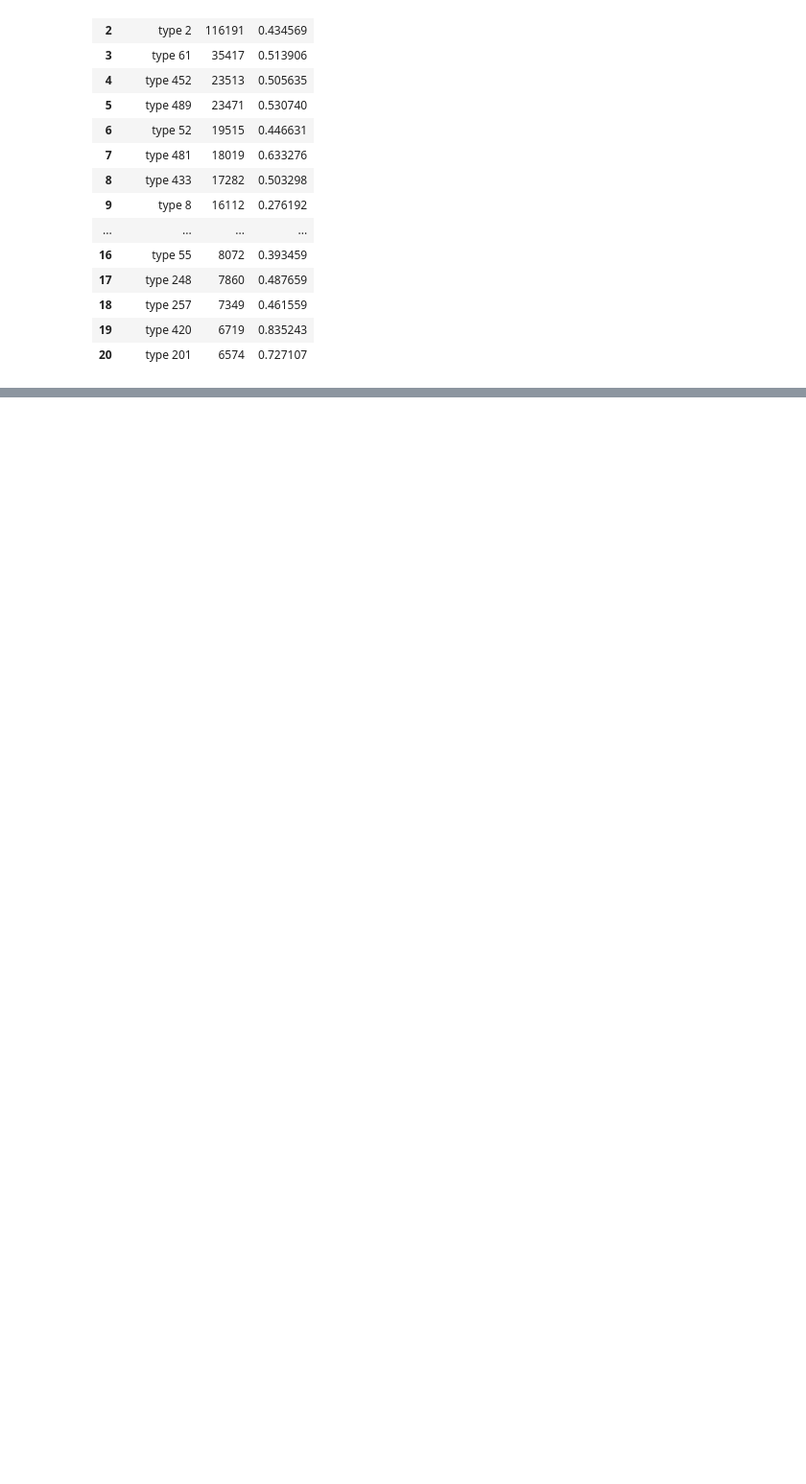
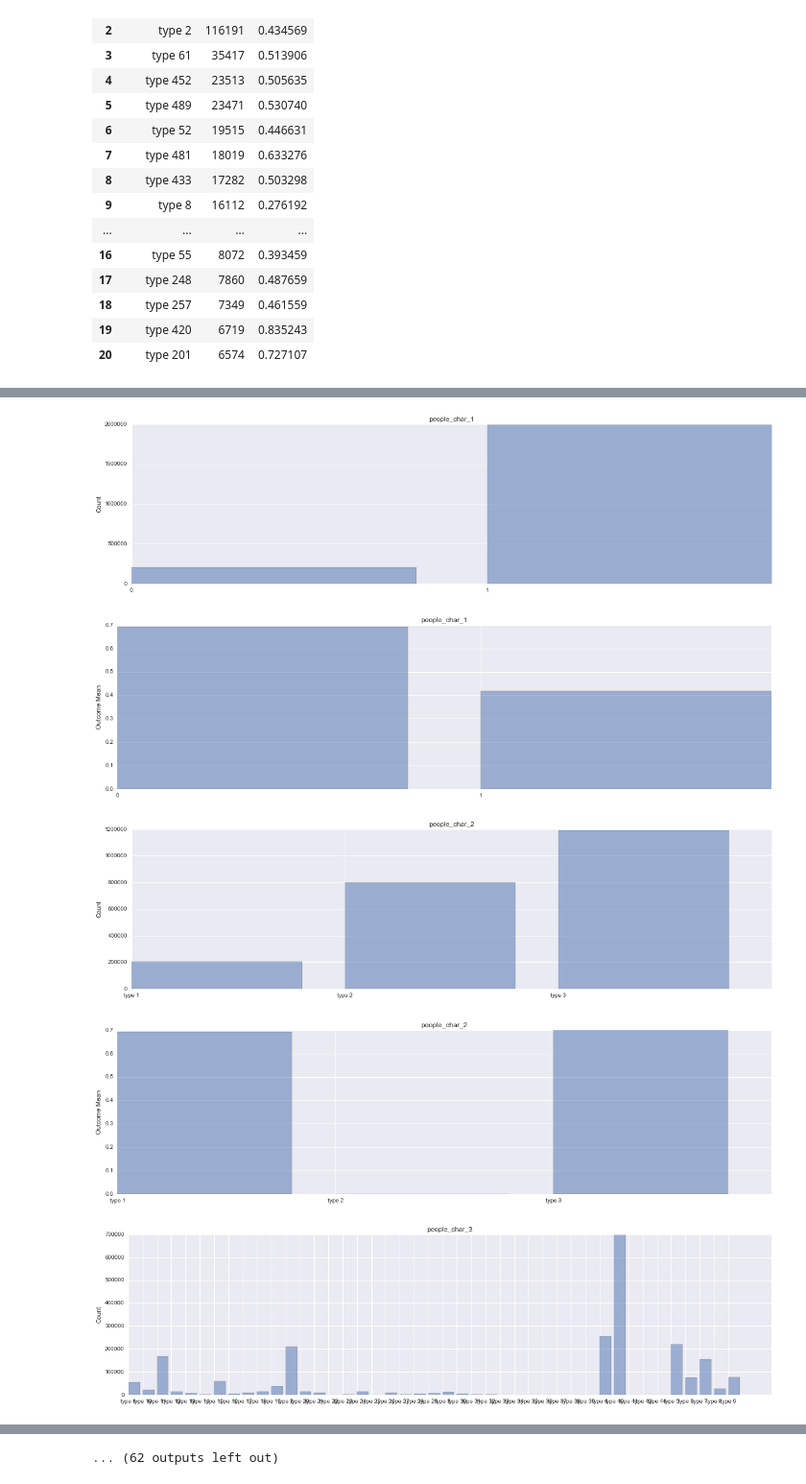
Before and after one commit to ryankresse/red_hat, a Jupyter notebook: clean.ipynb, the cells around one changed output, grey strips where cells are left out. Shown: that part at 96% size. Cells and saved outputs as stored; diff of their text form; code cells hidden in the pictures; blank space fills up the shorter version.

```diff
--- a/clean.ipynb
+++ b/clean.ipynb
@@ -273,0 +338,41 @@ top20
+# %%
+def groupAndPlot(colName):
+    grouped = joined_df[[colName, 'outcome']].groupby(colName, as_index=False).agg(['mean', 'count'])
+
+    y_pos = range((len(grouped.index)))
+    fig = plt.figure(figsize=(20, 5))
+    ax = fig.add_subplot(111)
+    ax.bar(y_pos, grouped['outcome']['count'], alpha=0.5)
+    plt.ylabel('Count')
+    plt.title(colName)
+    plt.xticks(y_pos, grouped.index)
+    plt.show()
+
+    y_pos = range((len(grouped.index)))
+    fig = plt.figure(figsize=(20, 5))
+    ax = fig.add_subplot(111)
+    ax.bar(y_pos, grouped['outcome']['mean'], alpha=0.5)
+    plt.ylabel('Outcome Mean')
+    plt.title(colName)
+    plt.xticks(y_pos, grouped.index)
+    plt.show()
+
+ppchars = ['people_char_1',
+       'people_char_2', 'people_char_3', 'people_char_4', 'people_char_5',
+       'people_char_6', 'people_char_7', 'people_char_8', 'people_char_9',
+       'people_char_10', 'people_char_11', 'people_char_12', 'people_char_13',
+       'people_char_14', 'people_char_15', 'people_char_16', 'people_char_17',
+       'people_char_18', 'people_char_19', 'people_char_20', 'people_char_21',
+       'people_char_22', 'people_char_23', 'people_char_24', 'people_char_25',
+       'people_char_26', 'people_char_27', 'people_char_28', 'people_char_29',
+       'people_char_30', 'people_char_31', 'people_char_32', 'people_char_33',
+       'people_char_34', 'people_char_35', 'people_char_36', 'people_char_37']
+
+for _, col in enumerate(ppchars):
+    groupAndPlot(col)
+# %% [output]
+[figure, added]
+[figure, added]
+[figure, added]
+[figure, added]
+[figure, added]
@@ -273,0 +386 @@ top20
+... (62 outputs left out)
```
Also changed, not shown: parts of 10 cells of this notebook.
